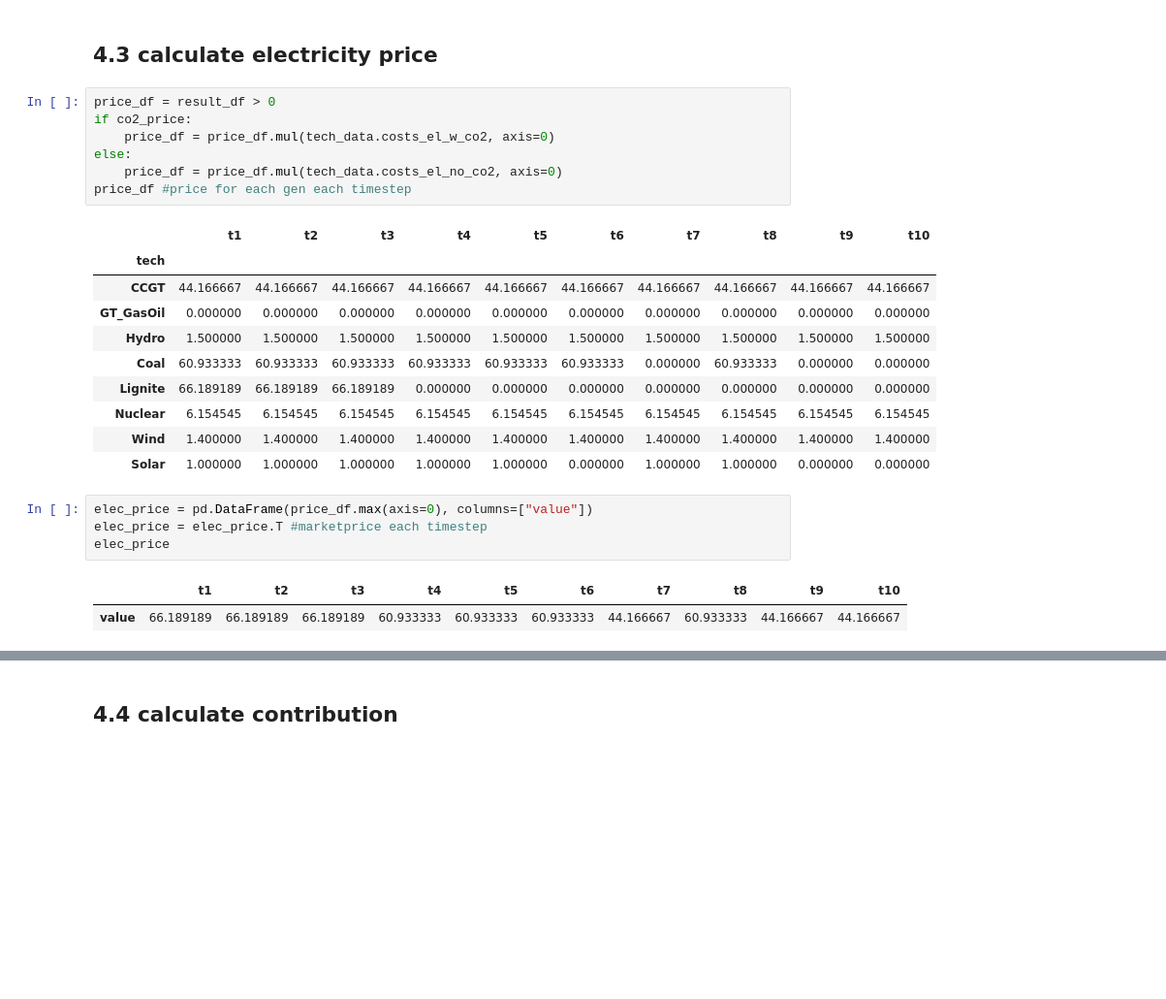
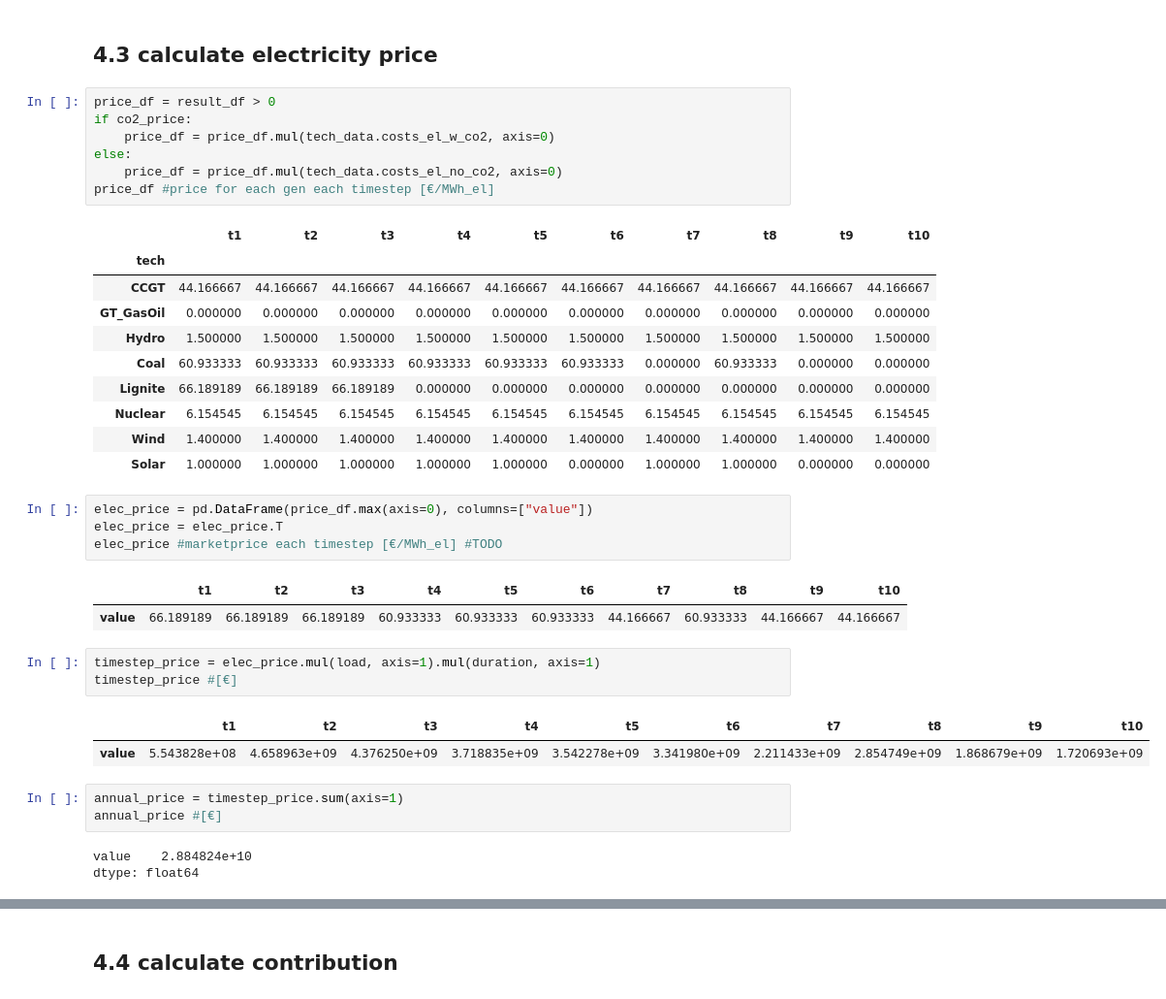
Before and after one commit to tllsngnzlz/ensys-pyomo, a Jupyter notebook: simple_example.ipynb, the cells around one changed output, grey strips where cells are left out. Shown at 97% size. Drawn from its saved outputs; the diff is of its cells as text; blank space fills up the shorter version.

```diff
--- a/simple_example.ipynb
+++ b/simple_example.ipynb
@@ -195,7 +211,7 @@ if co2_price:
     price_df = price_df.mul(tech_data.costs_el_w_co2, axis=0)
 else:
     price_df = price_df.mul(tech_data.costs_el_no_co2, axis=0)
-price_df #price for each gen each timestep
+price_df #price for each gen each timestep [€/MWh_el]
 # %% [output]
 |  | t1 | t2 | t3 | t4 | t5 | t6 | t7 | t8 | t9 | t10 |
 | tech |  |  |  |  |  |  |  |  |  |  |
@@ -209,8 +225,20 @@ price_df #price for each gen each timestep
 | Solar | 1.000000 | 1.000000 | 1.000000 | 1.000000 | 1.000000 | 0.000000 | 1.000000 | 1.000000 | 0.000000 | 0.000000 |
 # %%
 elec_price = pd.DataFrame(price_df.max(axis=0), columns=["value"])
-elec_price = elec_price.T #marketprice each timestep
-elec_price
+elec_price = elec_price.T
+elec_price #marketprice each timestep [€/MWh_el] #TODO
 # %% [output]
 |  | t1 | t2 | t3 | t4 | t5 | t6 | t7 | t8 | t9 | t10 |
 | value | 66.189189 | 66.189189 | 66.189189 | 60.933333 | 60.933333 | 60.933333 | 44.166667 | 60.933333 | 44.166667 | 44.166667 |
+# %%
+timestep_price = elec_price.mul(load, axis=1).mul(duration, axis=1)
+timestep_price #[€]
+# %% [output]
+|  | t1 | t2 | t3 | t4 | t5 | t6 | t7 | t8 | t9 | t10 |
+| value | 5.543828e+08 | 4.658963e+09 | 4.376250e+09 | 3.718835e+09 | 3.542278e+09 | 3.341980e+09 | 2.211433e+09 | 2.854749e+09 | 1.868679e+09 | 1.720693e+09 |
+# %%
+annual_price = timestep_price.sum(axis=1)
+annual_price #[€]
+# %% [output]
+value    2.884824e+10
+dtype: float64
```
Also changed, not shown: parts of 16 cells of this notebook.
